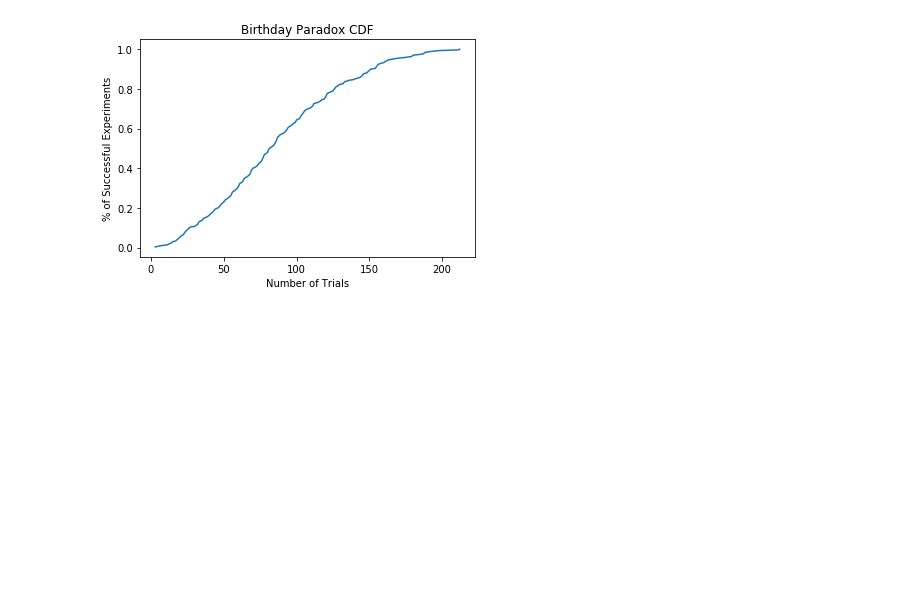
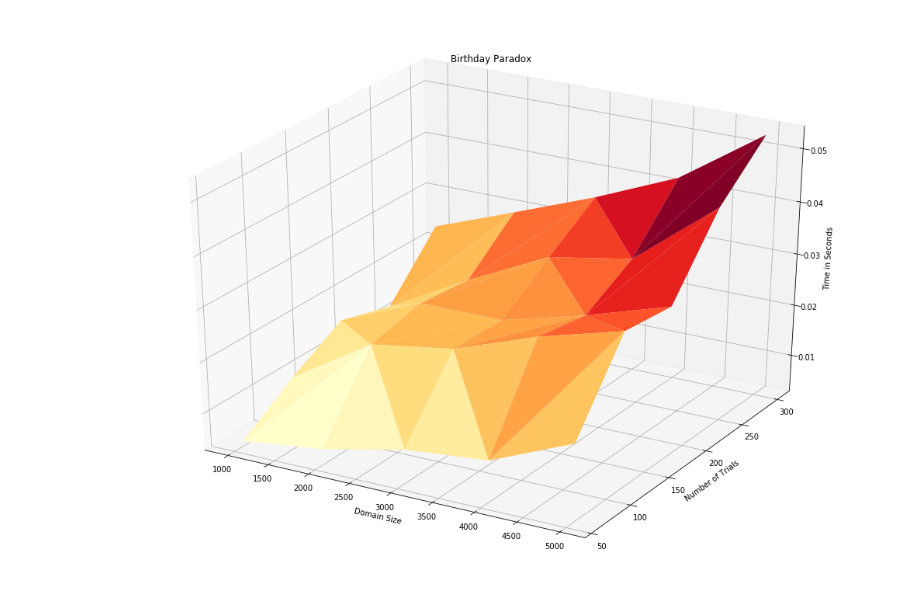
Before and after one commit to VaiSuliafu/CS6140_DataMining, a Jupyter notebook: Assignment_1.ipynb, the cells around one changed output. Saved outputs shown, nothing was run; the diff lists cells and outputs as text; code cells hidden in the pictures; blank space fills up the shorter version.

```diff
--- a/Assignment_1.ipynb
+++ b/Assignment_1.ipynb
@@ -94,0 +133,20 @@ Expected value:  87.27333333333333
+# %%
+# compute simulation time
+def timeSimulation(n, m, repitions, trial_name):
+
+    SETUP_CODE = '''
+from __main__ import {}
+from __main__ import repeatTrial
+from random import randint'''.format(trial_name)
+
+    TEST_CODE = '''
+repeatTrial(n = {}, m = {}, trial_function = {})'''.format(n, m, trial_name)
+
+    # running the code 100 times
+    simulation_time = timeit.timeit(setup = SETUP_CODE,
+                        stmt = TEST_CODE,
+                        number = repitions)
+    # taking average
+    simulation_time = simulation_time / repitions
+
+    return simulation_time
@@ -94,0 +177,19 @@ Expected value:  87.27333333333333
+# %%
+'''
+This function takes a results dataframe and plots the 3D surface visualization.
+'''
+def plotSurface(df, title):
+
+    fig = plt.figure(figsize=(18, 13))
+    ax = plt.axes(projection = '3d')
+    x = df['domain_size'].to_numpy()
+    y = df['number_of_trials'].to_numpy()
+    z = df['time'].to_numpy()
+    ax.plot_trisurf(x, y, z,
+                    cmap = 'YlOrRd', edgecolor = 'none')
+    ax.set_xlabel("Domain Size")
+    ax.set_ylabel("Number of Trials")
+    ax.set_zlabel("Time in Seconds")
+    ax.set_title(title)
+
+    return
@@ -118,13 +221,2 @@ cdf_df
-# %%
-# generate a plot
-plt.plot(cdf_df['Values'],
-         cdf_df['Cumulative Probability'])
-
-#a add some labels for clarity
-plt.xlabel("Number of Trials")
-plt.ylabel("% of Successful Experiments")
-plt.title("Birthday Paradox CDF")
-
-plt.show()
-# %% [output]
-[figure, removed]
+# %%
+bdp_df = runAllSimulations(domain_size = 5000, number_of_trials = 300, scaler = 5, trial_name = "runBDPTrial")
@@ -130,0 +225,4 @@ plt.show()
+# %%
+plotSurface(bdp_df, "Birthday Paradox")
+# %% [output]
+[figure, added]
```
Also changed, not shown: parts of 17 cells of this notebook.
